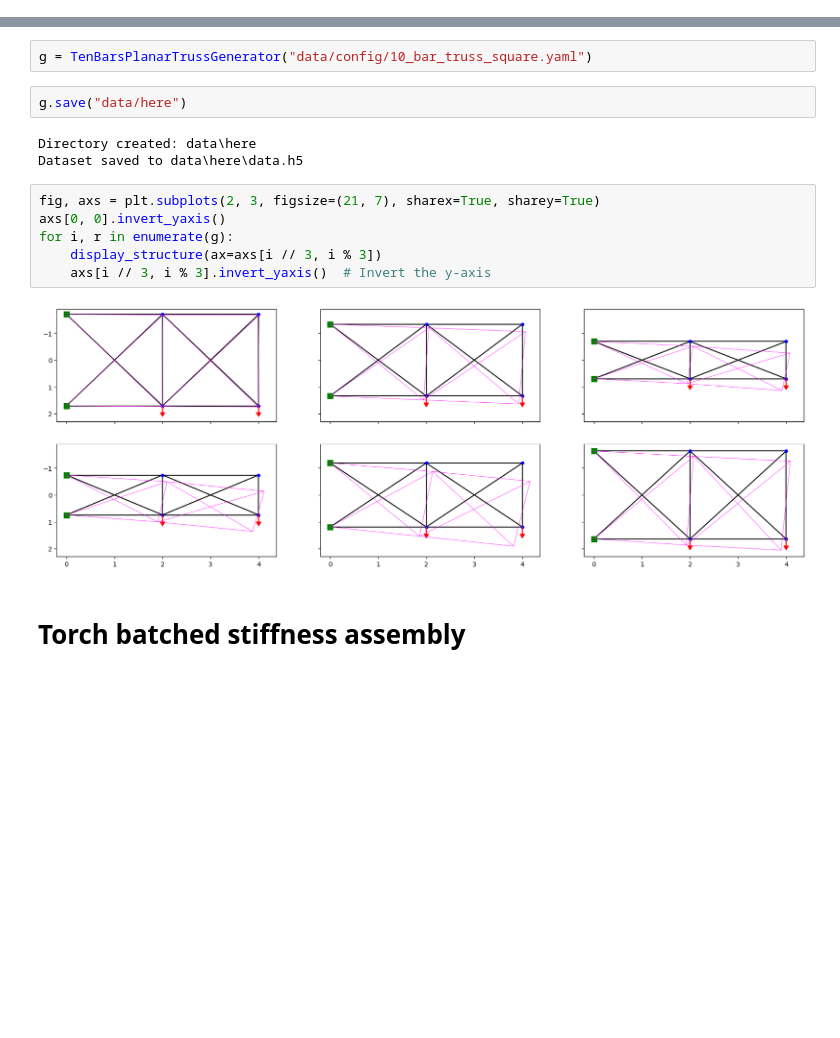
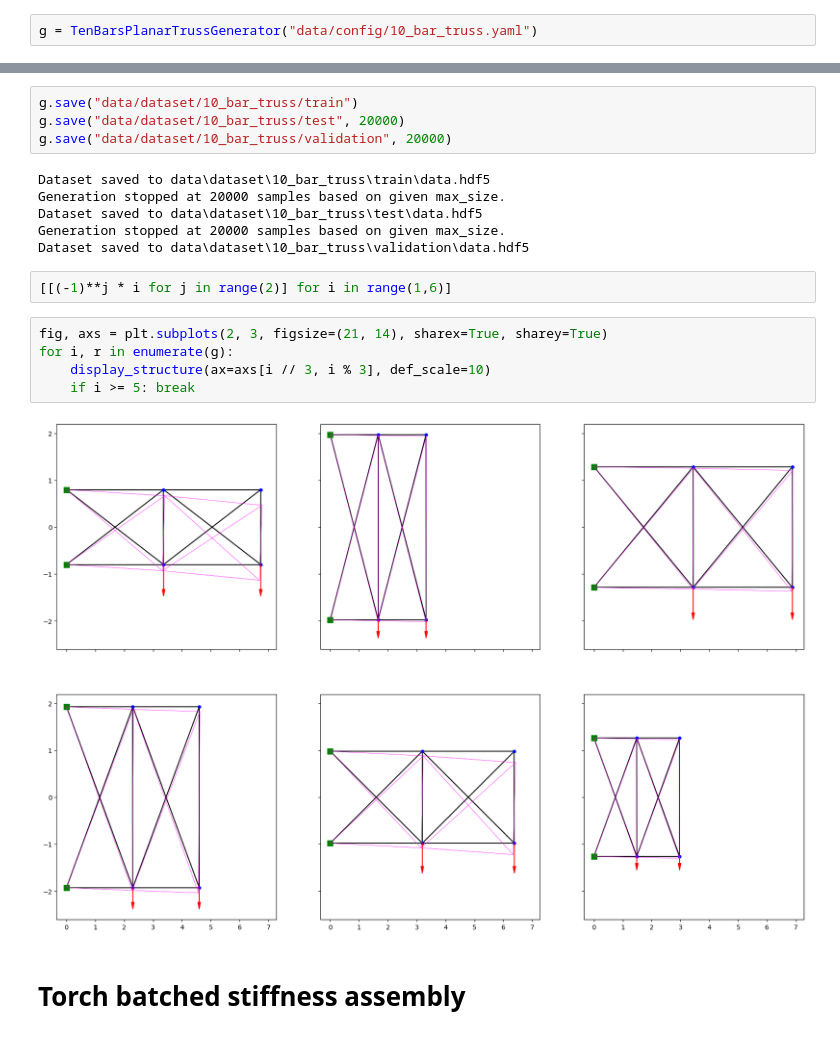
Before and after one commit to alexandre-flamant/memoire, a Jupyter notebook: test.ipynb, the cells around one changed output, grey strips where cells are left out. Cells and saved outputs as stored; diff of their text form; blank space fills up the shorter version.

```diff
--- a/test.ipynb
+++ b/test.ipynb
@@ -22,0 +13,2 @@ import re
+# %%
+g = TenBarsPlanarTrussGenerator("data/config/10_bar_truss.yaml")
@@ -23,17 +28,21 @@ import re
 # %%
-g = TenBarsPlanarTrussGenerator("data/config/10_bar_truss_square.yaml")
+g.save("data/dataset/10_bar_truss/train")
+g.save("data/dataset/10_bar_truss/test", 20000)
+g.save("data/dataset/10_bar_truss/validation", 20000)
+# %% [output]
+Dataset saved to data\dataset\10_bar_truss\train\data.hdf5
+Generation stopped at 20000 samples based on given max_size.
+Dataset saved to data\dataset\10_bar_truss\test\data.hdf5
+Generation stopped at 20000 samples based on given max_size.
+Dataset saved to data\dataset\10_bar_truss\validation\data.hdf5
-# %%
-g.save("data/here")
-# %% [output]
-Directory created: data\here
-Dataset saved to data\here\data.h5
+# %%
+[[(-1)**j * i for j in range(2)] for i in range(1,6)]
 # %%
-fig, axs = plt.subplots(2, 3, figsize=(21, 7), sharex=True, sharey=True)
-axs[0, 0].invert_yaxis()
+fig, axs = plt.subplots(2, 3, figsize=(21, 14), sharex=True, sharey=True)
 for i, r in enumerate(g):
-    display_structure(ax=axs[i // 3, i % 3])
-    axs[i // 3, i % 3].invert_yaxis()  # Invert the y-axis
+    display_structure(ax=axs[i // 3, i % 3], def_scale=10)
+    if i >= 5: break
 # %% [output]
-[figure, old version]
+[figure, new version]
 # %% [markdown]
 # Torch batched stiffness assembly
```
Also changed, not shown: parts of 4 cells of this notebook, 19 other files.
